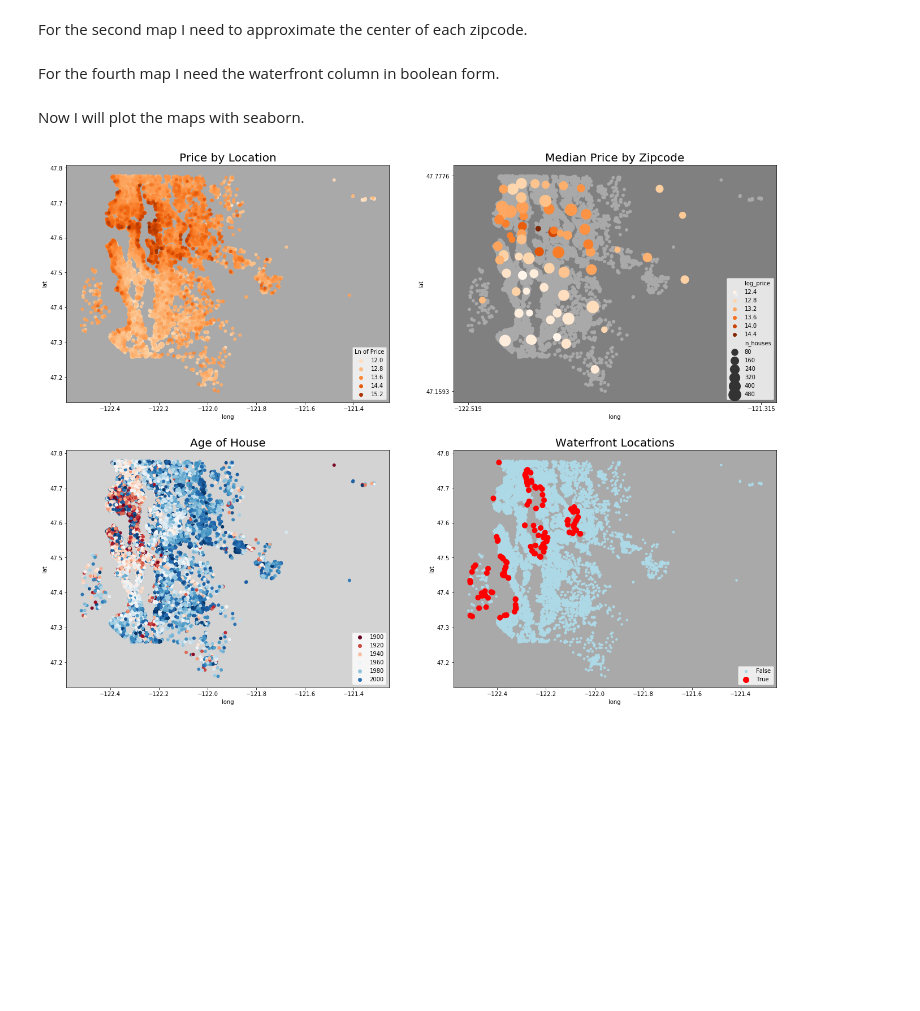
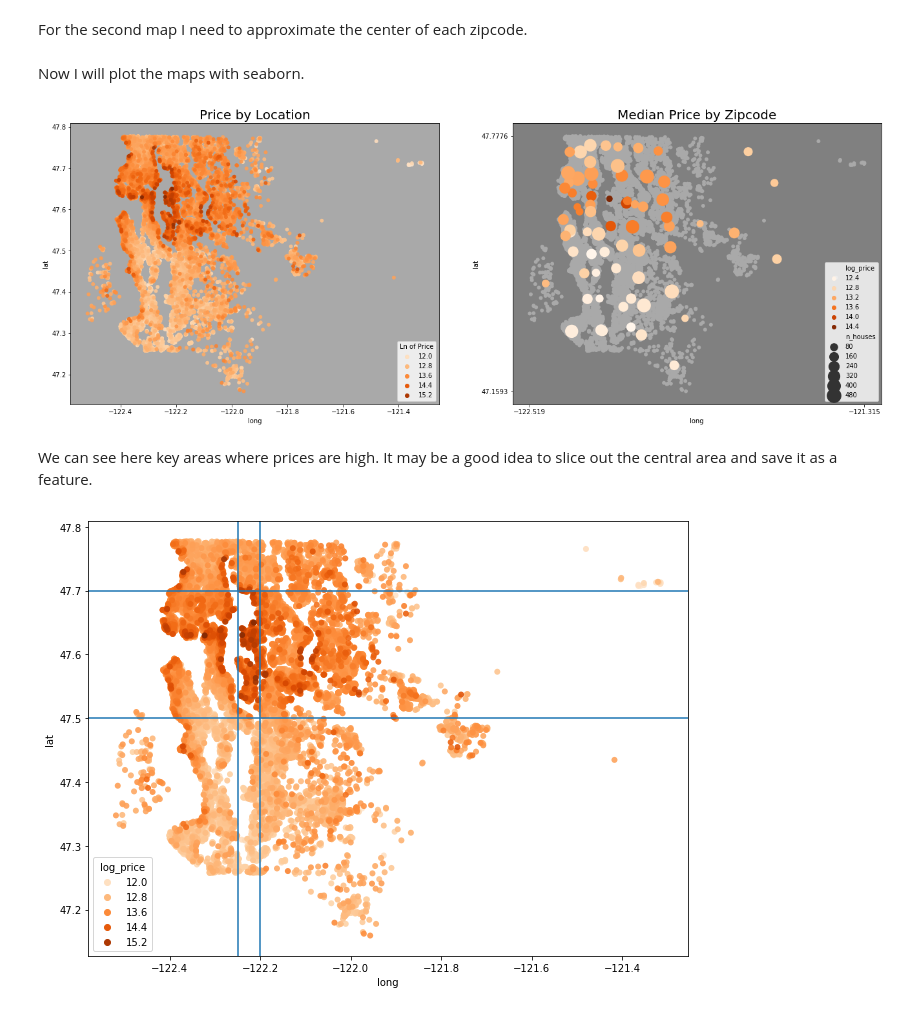
Before and after one commit to georgewillben/King_County_House_Prices, a Jupyter notebook: Exploratory Data Analysis.ipynb, the cells around one changed output. Drawn from its saved outputs; the diff is of its cells as text; code cells hidden in the pictures; blank space fills up the shorter version.

```diff
--- a/Exploratory Data Analysis.ipynb
+++ b/Exploratory Data Analysis.ipynb
@@ -276,11 +276,6 @@ zc_df["n_houses"]= groupby["log_price"].count()
 # values for latitudes and longitudes
 zc_df["lat"] = (groupby["lat"].max() + groupby["lat"].min())/2
 zc_df["long"] = (groupby["long"].max() + groupby["long"].min())/2
-# %% [markdown]
-For the fourth map I need the waterfront column in boolean form.
-# %%
-# make waterfront bool
-df["Is Waterfront"] = df["waterfront"].map(bool)
 # %% [markdown]
 Now I will plot the maps with seaborn.
 # %%
@@ -292,50 +287,34 @@ Now I will plot the maps with seaborn.
 lat_range = abs(df["lat"].max() - df["lat"].min())
 long_range = abs(df["long"].max() - df["long"].min())
 
 # generate subplots
-fig, ((ax1, ax2), (ax3, ax4)) = plt.subplots(2, 2, figsize=(16/(long_range*lat_range)+1, 16+1))
+fig, (ax1, ax2) = plt.subplots(1, 2, figsize=(16/(long_range*lat_range)+1, 8))
 
 # map 1: log price by location
 sns.scatterplot(x="long", y="lat", hue="log_price",
                 data=df.sort_values("price"), palette="Oranges", alpha=0.9,
                  edgecolor="none", ax=ax1)
 
 ax1.legend(loc="lower right", title="Ln of Price")
 ax1.set_title("Price by Location", size=20)
 ax1.set_facecolor("darkgray")
 
 
 # map 2: median log price per zipcode by approximate zipcode locations
 sns.scatterplot(x="long", y="lat", color="darkgrey", data=df, ax=ax2,
                 edgecolor="none", sizes=10**10)
 sns.scatterplot(x="long", y="lat", data=zc_df, hue="log_price",
                 palette="Oranges",size="n_houses", sizes=(100, 500),
                   edgecolor="none",ax=ax2)
 
 ax2.legend(loc="lower right")
 ax2.set_title("Median Price by Zipcode", size=20)
 ax2.set_facecolor("gray")
 ax2.set_xticks([df.long.min(), df.long.max()])
 ax2.set_yticks([df.lat.min(), df.lat.max()])
 
-# map 3: year built of houses by location
-sns.scatterplot(x="long", y="lat", hue="yr_built", data=df,
-               ax=ax3, edgecolor="none", palette="RdBu") # or Blues_r
-
-ax3.legend(loc="lower right")
-ax3.set_title("Age of House", size=20)
-ax3.set_facecolor("lightgray")
-
-
-# map 4: waterfront locations
-sns.scatterplot(x="long", y="lat", data=df.sort_values("waterfront"),
-                hue="Is Waterfront", palette=["lightblue", "red"],
-                size="Is Waterfront", sizes=(100, 20), edgecolor="none", ax=ax4)
-
-ax4.legend(loc="lower right")
-ax4.set_title("Waterfront Locations", size=20)
-ax4.set_facecolor("darkgray")
-
 plt.show()
 # %% [output]
-[figure, old version]
+[figure, new version]
+# %% [markdown]
+We can see here key areas where prices are high. It may be a good idea to slice out the central area and save it as a feature.
@@ -341,0 +331,20 @@ plt.show()
+# %%
+# visualize the slicing out
+
+# generate subplots
+plt.figure(figsize=(8/(long_range*lat_range), 8))
+
+# map 1: log price by location
+sns.scatterplot(x="long", y="lat", hue="log_price",
+                data=df.sort_values("price"), palette="Oranges", alpha=0.9,
+                 edgecolor="none")
+
+# central area box
+plt.axhline(47.5)
+plt.axhline(47.7)
+plt.axvline(-122.25)
+plt.axvline(-122.2)
+
+plt.show()
+# %% [output]
+[figure, added]
```
Also changed, not shown: parts of 11 cells of this notebook.
